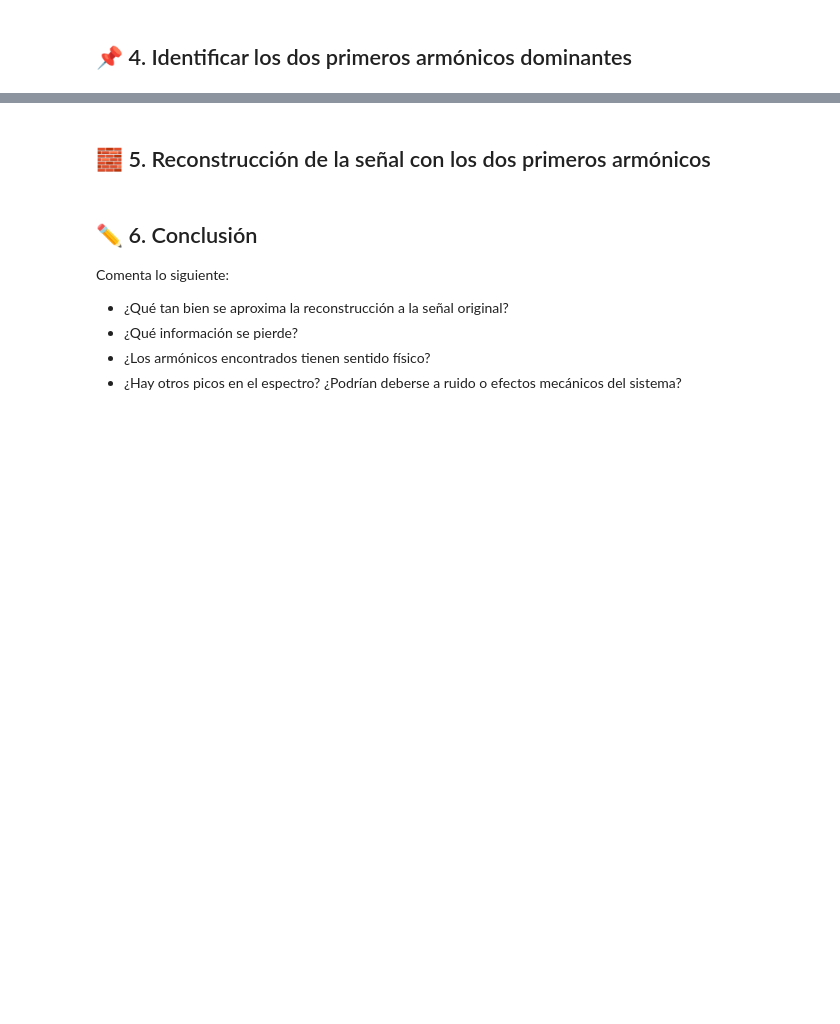
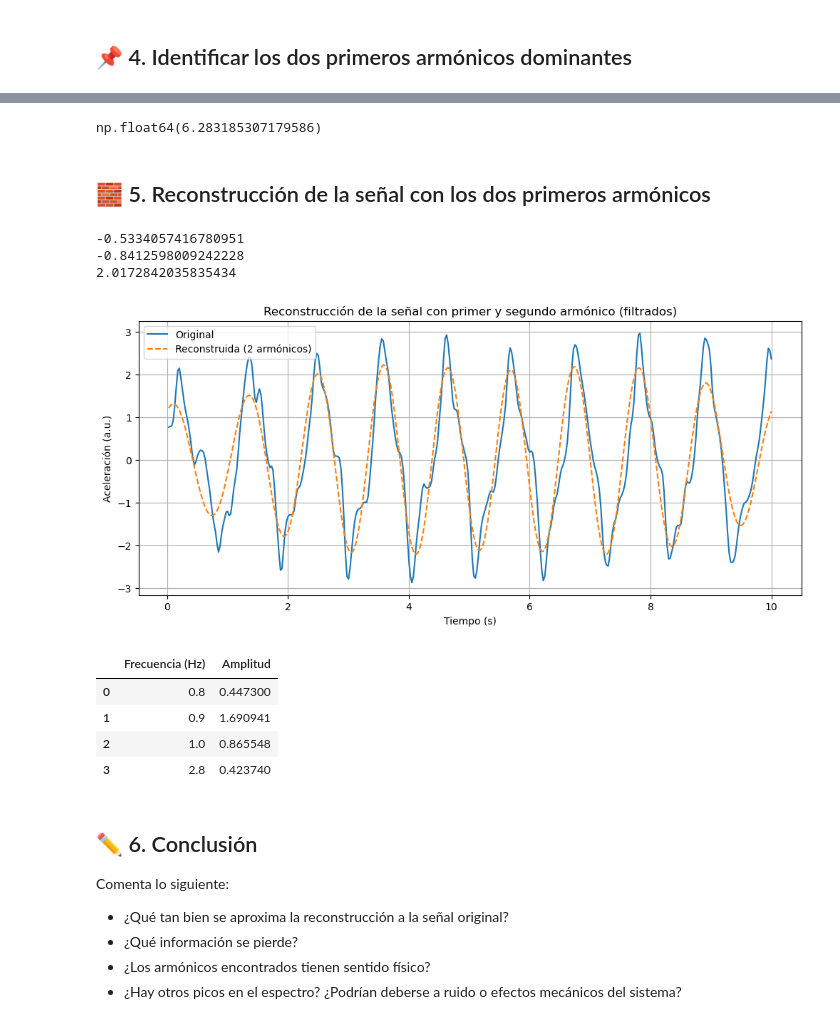
Before and after one commit to alonso121198/DFT-UTEC, a Jupyter notebook: plantilla_analisis_espectral.ipynb, the cells around one changed output, grey strips where cells are left out. Cells and saved outputs as stored; diff of their text form; code cells hidden in the pictures; blank space fills up the shorter version.

```diff
--- a/plantilla_analisis_espectral.ipynb
+++ b/plantilla_analisis_espectral.ipynb
@@ -68,16 +82,19 @@ plt.show()
 # %% [markdown]
 ## 📌 4. Identificar los dos primeros armónicos dominantes
 # %%
-# Filtrar frecuencias con amplitud significativa
+# FFT previa: asume que ya tienes xf y amplitudes
 threshold = np.max(amplitudes) * 0.2
-dominant_indices = np.where(amplitudes > threshold)[0]
-dominant_freqs = xf[dominant_indices]
-dominant_amps = amplitudes[dominant_indices]
+rango_frecuencias = (xf >= 0) & (xf <= 5)
+condicion = (amplitudes > threshold) & rango_frecuencias
 
-# Mostrar tabla
-dominant_df = pd.DataFrame({
-    "Frecuencia (Hz)": dominant_freqs,
-    "Amplitud": dominant_amps
-}).sort_values(by="Amplitud", ascending=False)
+filtered_freqs = xf[condicion]
+filtered_amps = amplitudes[condicion]
 
-dominant_df.head(5)
+# Crear tabla ordenada por frecuencia (no por amplitud)
+dominant_df_filtered = pd.DataFrame({
+    "Frecuencia (Hz)": filtered_freqs,
+    "Amplitud": filtered_amps
+}).sort_values(by="Frecuencia (Hz)").reset_index(drop=True)
+
+# Mostrar la tabla
+print(dominant_df_filtered.head())
@@ -84,26 +118,41 @@ dominant_df.head(5)
+# %%
+dominant_df_filtered["Frecuencia (Hz)"][0]*2*np.pi
+# %% [output]
+np.float64(6.283185307179586)
 # %% [markdown]
 ## 🧱 5. Reconstrucción de la señal con los dos primeros armónicos
 # %%
-# Seleccionar las dos frecuencias más fuertes
+# Reconstrucción con las dos primeras frecuencias físicas ordenadas
 phases = np.angle(yf)
-top_two = dominant_df.head(2)
 reconstructed = np.zeros_like(t)
 
-for f in top_two["Frecuencia (Hz)"]:
+for f in dominant_df_filtered["Frecuencia (Hz)"].head(3):  # solo las dos primeras por frecuencia
     idx = np.argmin(np.abs(xf - f))
     A = amplitudes[idx]
     phi = phases[idx]
+    print(phi)
     reconstructed += A * np.cos(2 * np.pi * f * t + phi)
 
 # Comparación visual
 plt.plot(t, a, label="Original")
 plt.plot(t, reconstructed, label="Reconstruida (2 armónicos)", linestyle="--")
-plt.title("Reconstrucción de la señal")
+plt.title("Reconstrucción de la señal con primer y segundo armónico (filtrados)")
 plt.xlabel("Tiempo (s)")
-plt.ylabel("Aceleración (rad/s²)")
+plt.ylabel("Aceleración (a.u.)")
 plt.legend()
 plt.grid()
 plt.show()
+display(dominant_df_filtered)
+# %% [output]
+-0.5334057416780951
+-0.8412598009242228
+2.0172842035835434
+[figure, added]
+|  | Frecuencia (Hz) | Amplitud |
+| 0 | 0.8 | 0.447300 |
+| 1 | 0.9 | 1.690941 |
+| 2 | 1.0 | 0.865548 |
+| 3 | 2.8 | 0.423740 |
 # %% [markdown]
 ## ✏️ 6. Conclusión
 Comenta lo siguiente:
```
Also changed, not shown: parts of 5 cells of this notebook, 2 other files.
